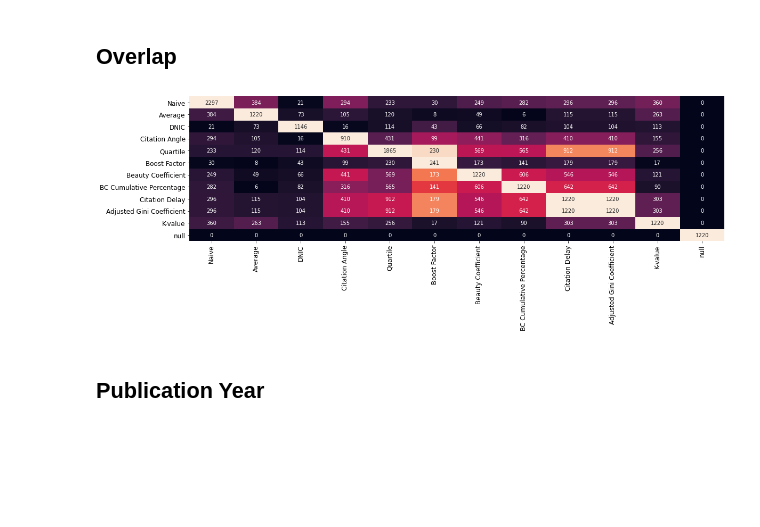
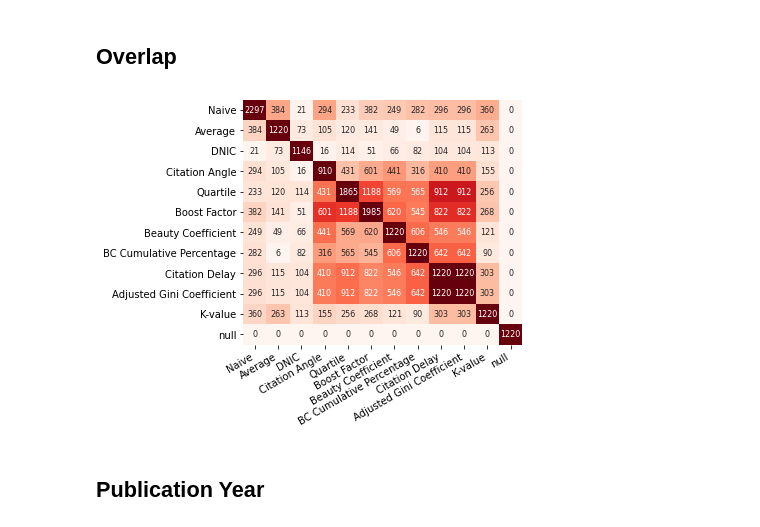
Before and after one commit to TM82/pyhibernator, a Jupyter notebook: notebooks/2_Analysis.ipynb, the cells around one changed output. Saved outputs shown, nothing was run; the diff lists cells and outputs as text; code cells hidden in the pictures; blank space fills up the shorter version.

Commit message:
Update Figures

```diff
--- a/notebooks/2_Analysis.ipynb
+++ b/notebooks/2_Analysis.ipynb
@@ -78,23 +78,23 @@ def conf(arr):
 # %%
 _1 = []
 for k1 in names_foriter:
     _2 = []
     for k2 in names_foriter:
         _2.append(len(set(dic_SBs[k1].index)&set(dic_SBs[k2].index)))
     _2.append(0)
     _1.append(_2)
 _1.append([0]*len(dic_SBs)+[len(dic_SBs_null[0])])
 _ = pd.DataFrame(_1,index=[names[k] for k in names_foriter]+['null'],columns=[names[k] for k in names_foriter]+['null'])
 
-fig,ax = plt.subplots(figsize=(18,5))
+fig,ax = plt.subplots(figsize=(5,5))
 texts = _.to_numpy()
-sns.heatmap(_/_.max(axis=0),annot=texts,fmt='d',cbar=False,ax=ax)
-ax.tick_params(axis='both',labelsize=12)
+sns.heatmap(_/_.max(axis=0),annot=texts,fmt='d',cbar=False,ax=ax, cmap='Reds', annot_kws={"fontsize":8})
+ax.tick_params(axis='both',labelsize=10)
+fig.autofmt_xdate(rotation=30)
 
-# plt.savefig(SAVE_DIR + 'figs/PHYS/overlap.pdf', bbox_inches="tight", pad_inches=0.05,format='pdf')
 plt.show()
 # %% [output]
-[figure, old version]
+[figure, new version]
 # %% [markdown]
 ## Publication Year
 # %%
```
Also changed, not shown: parts of 16 cells of this notebook, 3 other files.
